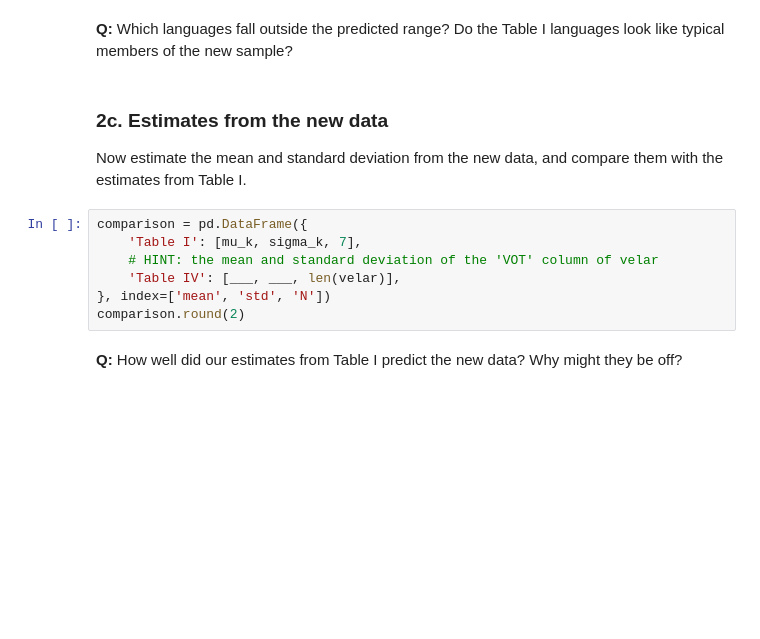
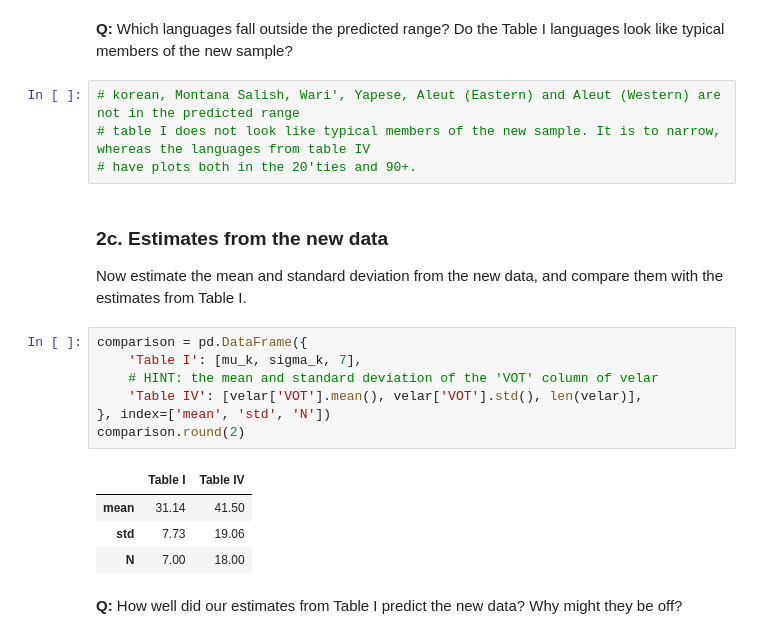
Before and after one commit to LiseSkovSimested/ExPsyLing_E2026, a Jupyter notebook: estimation_exercises.ipynb, the cells around one changed output. Drawn from its saved outputs; the diff is of its cells as text; blank space fills up the shorter version.

```diff
--- a/estimation_exercises.ipynb
+++ b/estimation_exercises.ipynb
@@ -305,5 +316,9 @@ plt.legend()
 # %% [markdown]
 **Q:** Which languages fall outside the predicted range? Do the Table I languages look like typical members of the new sample?
+# %%
+# korean, Montana Salish, Wari', Yapese, Aleut (Eastern) and Aleut (Western) are not in the predicted range
+# table I does not look like typical members of the new sample. It is to narrow, whereas the languages from table IV
+# have plots both in the 20'ties and 90+.
 # %% [markdown]
 ### 2c. Estimates from the new data
 
@@ -311,10 +326,15 @@ Now estimate the mean and standard deviation from the new data, and compare them
 # %%
 comparison = pd.DataFrame({
     'Table I': [mu_k, sigma_k, 7],
     # HINT: the mean and standard deviation of the 'VOT' column of velar
-    'Table IV': [___, ___, len(velar)],
+    'Table IV': [velar['VOT'].mean(), velar['VOT'].std(), len(velar)],
 }, index=['mean', 'std', 'N'])
 comparison.round(2)
+# %% [output]
+|  | Table I | Table IV |
+| mean | 31.14 | 41.50 |
+| std | 7.73 | 19.06 |
+| N | 7.00 | 18.00 |
 # %% [markdown]
 **Q:** How well did our estimates from Table I predict the new data? Why might they be off?
 # %% [markdown]
```
Also changed, not shown: parts of 4 cells of this notebook.
